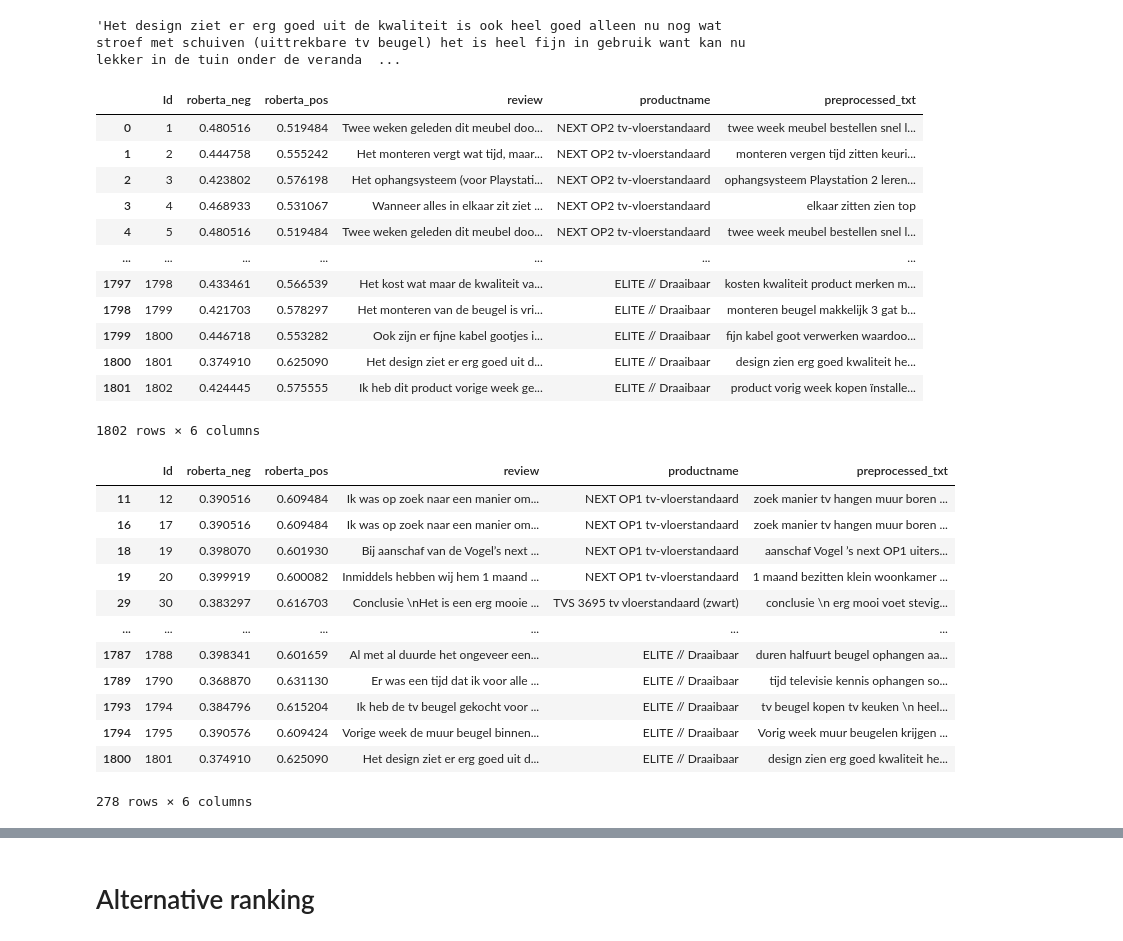
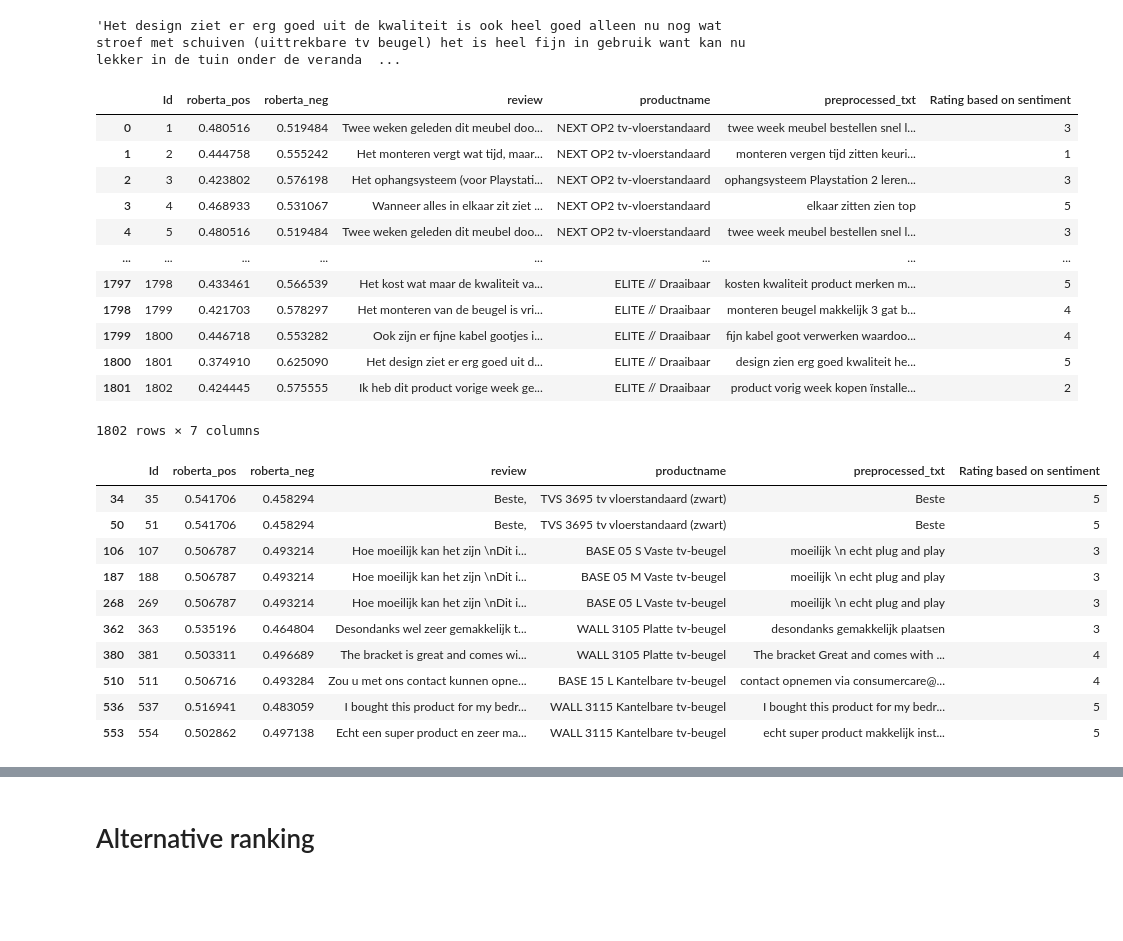
Before and after one commit to wakizasher/NLP, a Jupyter notebook: Vogel_review_EDA.ipynb, the cells around one changed output, grey strips where cells are left out. Saved outputs shown, nothing was run; the diff lists cells and outputs as text; code cells hidden in the pictures; blank space fills up the shorter version.

```diff
--- a/Vogel_review_EDA.ipynb
+++ b/Vogel_review_EDA.ipynb
@@ -274,8 +274,8 @@ output = model(**encoded_text)
 scores = output[0][0].detach().numpy()
 scores = softmax(scores)
 scores_dict = {
-    'roberta_neg' : scores[0],
-    'roberta_pos' : scores[1]
+    'roberta_pos' : scores[0],
+    'roberta_neg' : scores[1]
 }
 print(scores_dict)
 # %% [output]
@@ -287,8 +287,8 @@ def polarity_scores_roberta(example):
     scores = output[0][0].detach().numpy()
     scores = softmax(scores)
     scores_dict = {
-      'roberta_neg' : scores[0],
-      'roberta_pos' : scores[1]
+      'roberta_pos' : scores[0],
+      'roberta_neg' : scores[1]
     }
     return scores_dict
 # %%
@@ -329,34 +329,32 @@ roberta = roberta.reset_index().rename(columns={'index':'Id'})
 roberta = roberta.merge(vogels_df, how='left')
 roberta
 # %% [output]
-|  | Id | roberta_neg | roberta_pos | review | productname | preprocessed_txt |
-| 0 | 1 | 0.480516 | 0.519484 | Twee weken geleden dit meubel doo... | NEXT OP2 tv-vloerstandaard | twee week meubel bestellen snel l... |
-| 1 | 2 | 0.444758 | 0.555242 | Het monteren vergt wat tijd, maar... | NEXT OP2 tv-vloerstandaard | monteren vergen tijd zitten keuri... |
-| 2 | 3 | 0.423802 | 0.576198 | Het ophangsysteem (voor Playstati... | NEXT OP2 tv-vloerstandaard | ophangsysteem Playstation 2 leren... |
-| 3 | 4 | 0.468933 | 0.531067 | Wanneer alles in elkaar zit ziet ... | NEXT OP2 tv-vloerstandaard | elkaar zitten zien top |
-| 4 | 5 | 0.480516 | 0.519484 | Twee weken geleden dit meubel doo... | NEXT OP2 tv-vloerstandaard | twee week meubel bestellen snel l... |
-| ... | ... | ... | ... | ... | ... | ... |
-| 1797 | 1798 | 0.433461 | 0.566539 | Het kost wat maar de kwaliteit va... | ELITE // Draaibaar | kosten kwaliteit product merken m... |
-| 1798 | 1799 | 0.421703 | 0.578297 | Het monteren van de beugel is vri... | ELITE // Draaibaar | monteren beugel makkelijk 3 gat b... |
-| 1799 | 1800 | 0.446718 | 0.553282 | Ook zijn er fijne kabel gootjes i... | ELITE // Draaibaar | fijn kabel goot verwerken waardoo... |
-| 1800 | 1801 | 0.374910 | 0.625090 | Het design ziet er erg goed uit d... | ELITE // Draaibaar | design zien erg goed kwaliteit he... |
-| 1801 | 1802 | 0.424445 | 0.575555 | Ik heb dit product vorige week ge... | ELITE // Draaibaar | product vorig week kopen ïnstalle... |
+|  | Id | roberta_pos | roberta_neg | review | productname | preprocessed_txt | Rating based on sentiment |
+| 0 | 1 | 0.480516 | 0.519484 | Twee weken geleden dit meubel doo... | NEXT OP2 tv-vloerstandaard | twee week meubel bestellen snel l... | 3 |
+| 1 | 2 | 0.444758 | 0.555242 | Het monteren vergt wat tijd, maar... | NEXT OP2 tv-vloerstandaard | monteren vergen tijd zitten keuri... | 1 |
+| 2 | 3 | 0.423802 | 0.576198 | Het ophangsysteem (voor Playstati... | NEXT OP2 tv-vloerstandaard | ophangsysteem Playstation 2 leren... | 3 |
+| 3 | 4 | 0.468933 | 0.531067 | Wanneer alles in elkaar zit ziet ... | NEXT OP2 tv-vloerstandaard | elkaar zitten zien top | 5 |
+| 4 | 5 | 0.480516 | 0.519484 | Twee weken geleden dit meubel doo... | NEXT OP2 tv-vloerstandaard | twee week meubel bestellen snel l... | 3 |
+| ... | ... | ... | ... | ... | ... | ... | ... |
+| 1797 | 1798 | 0.433461 | 0.566539 | Het kost wat maar de kwaliteit va... | ELITE // Draaibaar | kosten kwaliteit product merken m... | 5 |
+| 1798 | 1799 | 0.421703 | 0.578297 | Het monteren van de beugel is vri... | ELITE // Draaibaar | monteren beugel makkelijk 3 gat b... | 4 |
+| 1799 | 1800 | 0.446718 | 0.553282 | Ook zijn er fijne kabel gootjes i... | ELITE // Draaibaar | fijn kabel goot verwerken waardoo... | 4 |
+| 1800 | 1801 | 0.374910 | 0.625090 | Het design ziet er erg goed uit d... | ELITE // Draaibaar | design zien erg goed kwaliteit he... | 5 |
+| 1801 | 1802 | 0.424445 | 0.575555 | Ik heb dit product vorige week ge... | ELITE // Draaibaar | product vorig week kopen ïnstalle... | 2 |
-1802 rows × 6 columns
+1802 rows × 7 columns
 # %%
-positive_result_df = roberta.loc[roberta['roberta_pos'] > 0.60]
-result_df
+positive_result_df = roberta.loc[roberta['roberta_pos'] > 0.50]
+positive_result_df.head(10)
 # %% [output]
-|  | Id | roberta_neg | roberta_pos | review | productname | preprocessed_txt |
-| 11 | 12 | 0.390516 | 0.609484 | Ik was op zoek naar een manier om... | NEXT OP1 tv-vloerstandaard | zoek manier tv hangen muur boren ... |
-| 16 | 17 | 0.390516 | 0.609484 | Ik was op zoek naar een manier om... | NEXT OP1 tv-vloerstandaard | zoek manier tv hangen muur boren ... |
-| 18 | 19 | 0.398070 | 0.601930 | Bij aanschaf van de Vogel’s next ... | NEXT OP1 tv-vloerstandaard | aanschaf Vogel ’s next OP1 uiters... |
-| 19 | 20 | 0.399919 | 0.600082 | Inmiddels hebben wij hem 1 maand ... | NEXT OP1 tv-vloerstandaard | 1 maand bezitten klein woonkamer ... |
-| 29 | 30 | 0.383297 | 0.616703 | Conclusie \nHet is een erg mooie ... | TVS 3695 tv vloerstandaard (zwart) | conclusie \n erg mooi voet stevig... |
-| ... | ... | ... | ... | ... | ... | ... |
-| 1787 | 1788 | 0.398341 | 0.601659 | Al met al duurde het ongeveer een... | ELITE // Draaibaar | duren halfuurt beugel ophangen aa... |
-| 1789 | 1790 | 0.368870 | 0.631130 | Er was een tijd dat ik voor alle ... | ELITE // Draaibaar | tijd televisie kennis ophangen so... |
-| 1793 | 1794 | 0.384796 | 0.615204 | Ik heb de tv beugel gekocht voor ... | ELITE // Draaibaar | tv beugel kopen tv keuken \n heel... |
-| 1794 | 1795 | 0.390576 | 0.609424 | Vorige week de muur beugel binnen... | ELITE // Draaibaar | Vorig week muur beugelen krijgen ... |
-| 1800 | 1801 | 0.374910 | 0.625090 | Het design ziet er erg goed uit d... | ELITE // Draaibaar | design zien erg goed kwaliteit he... |
+|  | Id | roberta_pos | roberta_neg | review | productname | preprocessed_txt | Rating based on sentiment |
+| 34 | 35 | 0.541706 | 0.458294 | Beste, | TVS 3695 tv vloerstandaard (zwart) | Beste | 5 |
+| 50 | 51 | 0.541706 | 0.458294 | Beste, | TVS 3695 tv vloerstandaard (zwart) | Beste | 5 |
+| 106 | 107 | 0.506787 | 0.493214 | Hoe moeilijk kan het zijn \nDit i... | BASE 05 S Vaste tv-beugel | moeilijk \n echt plug and play | 3 |
+| 187 | 188 | 0.506787 | 0.493214 | Hoe moeilijk kan het zijn \nDit i... | BASE 05 M Vaste tv-beugel | moeilijk \n echt plug and play | 3 |
+| 268 | 269 | 0.506787 | 0.493214 | Hoe moeilijk kan het zijn \nDit i... | BASE 05 L Vaste tv-beugel | moeilijk \n echt plug and play | 3 |
+| 362 | 363 | 0.535196 | 0.464804 | Desondanks wel zeer gemakkelijk t... | WALL 3105 Platte tv-beugel | desondanks gemakkelijk plaatsen | 3 |
+| 380 | 381 | 0.503311 | 0.496689 | The bracket is great and comes wi... | WALL 3105 Platte tv-beugel | The bracket Great and comes with ... | 4 |
+| 510 | 511 | 0.506716 | 0.493284 | Zou u met ons contact kunnen opne... | BASE 15 L Kantelbare tv-beugel | contact opnemen via consumercare@... | 4 |
+| 536 | 537 | 0.516941 | 0.483059 | I bought this product for my bedr... | WALL 3115 Kantelbare tv-beugel | I bought this product for my bedr... | 5 |
+| 553 | 554 | 0.502862 | 0.497138 | Echt een super product en zeer ma... | WALL 3115 Kantelbare tv-beugel | echt super product makkelijk inst... | 5 |
-278 rows × 6 columns
 # %%
```
Also changed, not shown: parts of 9 cells of this notebook.
